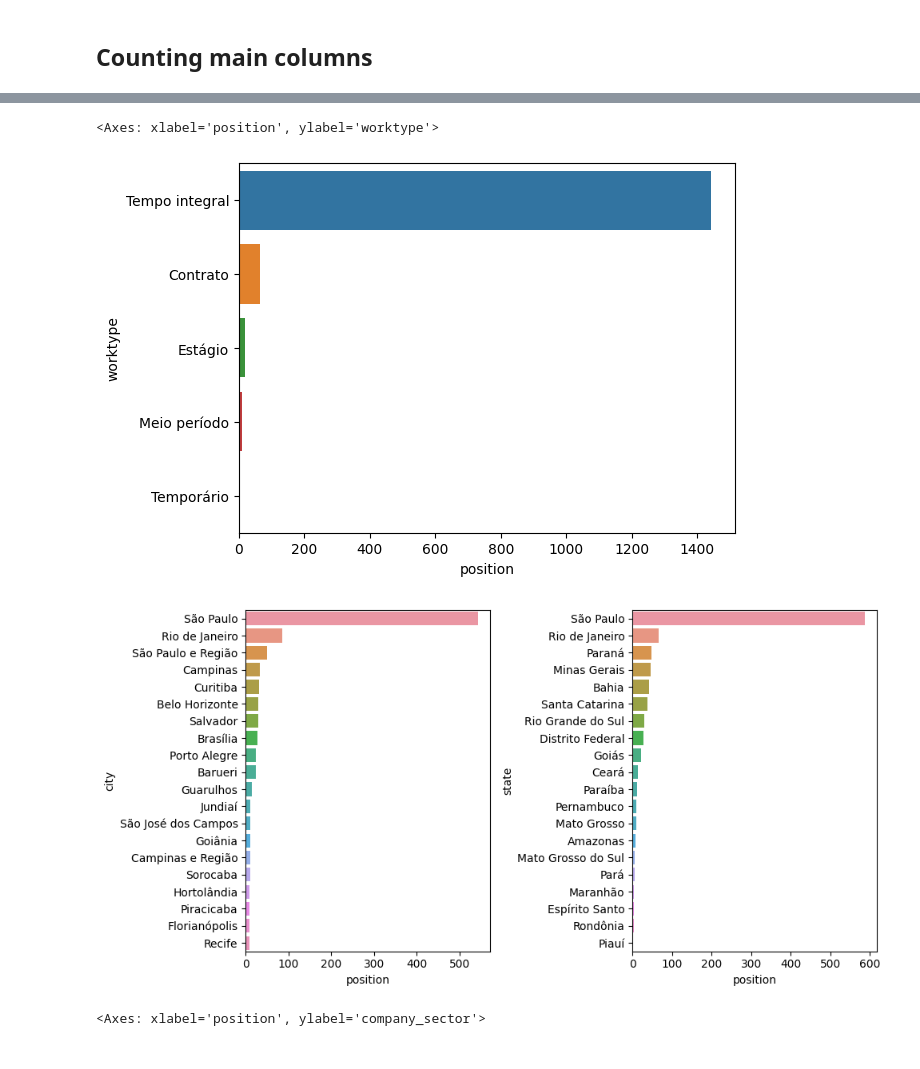
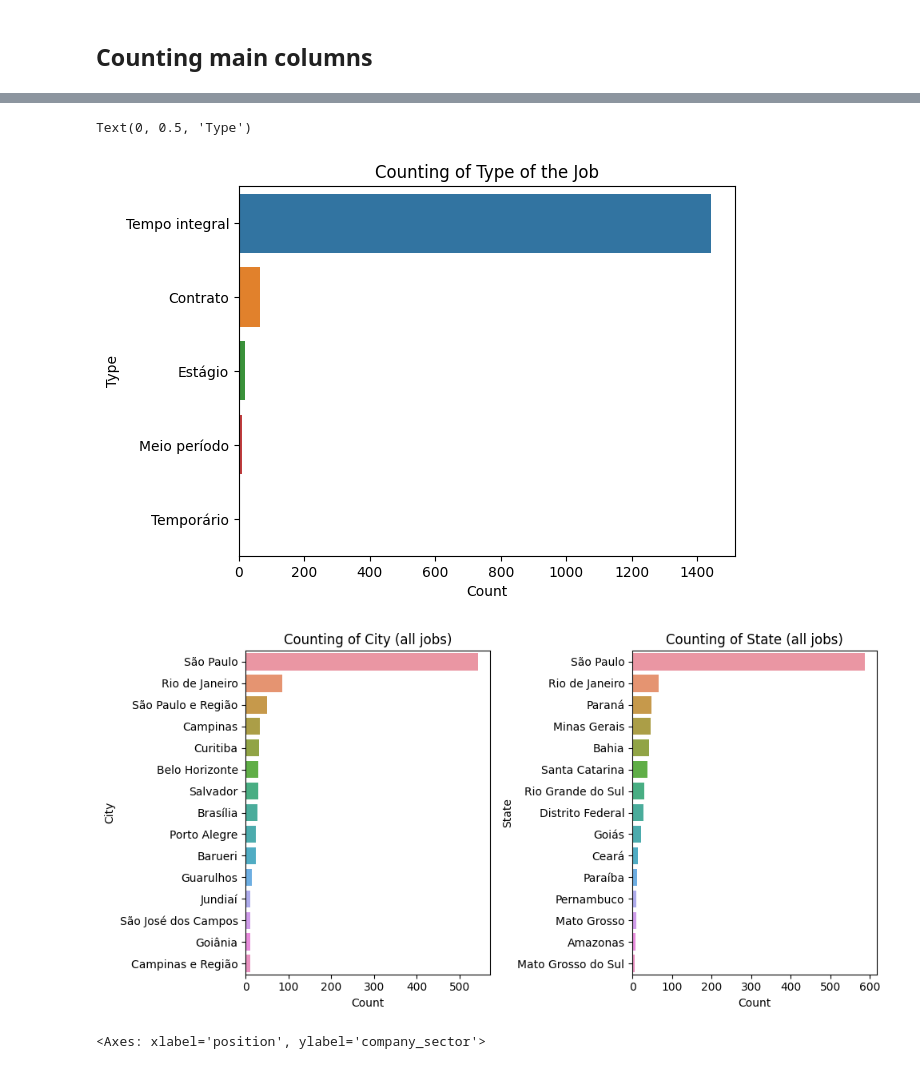
Before and after one commit to alexaiung/Data-Analytics-Job-Tendencies, a Jupyter notebook: job_analysis.ipynb, the cells around one changed output, grey strips where cells are left out. Saved outputs shown, nothing was run; the diff lists cells and outputs as text; code cells hidden in the pictures.

```diff
--- a/job_analysis.ipynb
+++ b/job_analysis.ipynb
@@ -95,18 +102,27 @@ sns.barplot(data=counted_columns[key], y=key, x='position')
 # %%
 key = 'worktype'
-sns.barplot(data=counted_columns[key], y=key, x='position')
+plot = sns.barplot(data=counted_columns[key], y=key, x='position')
+plt.title('Counting of Type of the Job')
+plot.set_xlabel('Count')
+plot.set_ylabel('Type')
 # %% [output]
-<Axes: xlabel='position', ylabel='worktype'>
+Text(0, 0.5, 'Type')
-[figure, old version]
+[figure, new version]
 # %%
 fig, ax = plt.subplots(1, 2, figsize=(10, 5))
 key = 'city'
-sns.barplot(data=counted_columns[key].head(20), y=key, x='position', ax=ax[0])
+sns.barplot(data=counted_columns[key].head(15), y=key, x='position', ax=ax[0])
 key = 'state'
-sns.barplot(data=counted_columns[key].head(20), y=key, x='position', ax=ax[1])
+sns.barplot(data=counted_columns[key].head(15), y=key, x='position', ax=ax[1])
+ax[0].set_title('Counting of City (all jobs)')
+ax[0].set_xlabel('Count')
+ax[0].set_ylabel('City')
+ax[1].set_title('Counting of State (all jobs)')
+ax[1].set_xlabel('Count')
+ax[1].set_ylabel('State')
 plt.tight_layout()
 # %% [output]
-[figure, old version]
+[figure, new version]
 # %%
 # tirar vaga remota
 # %%
```
Also changed, not shown: parts of 12 cells of this notebook, 3 other files.
